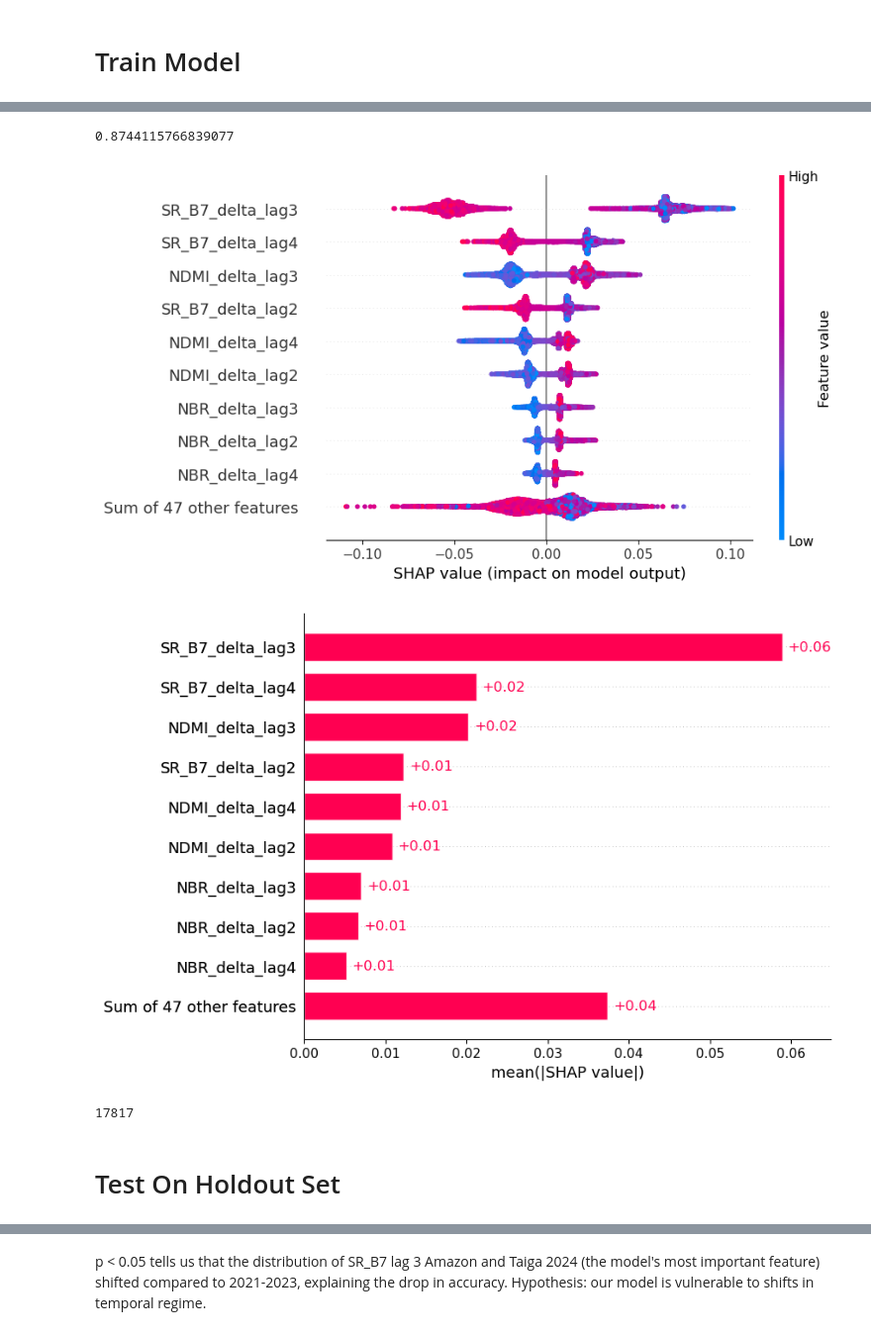
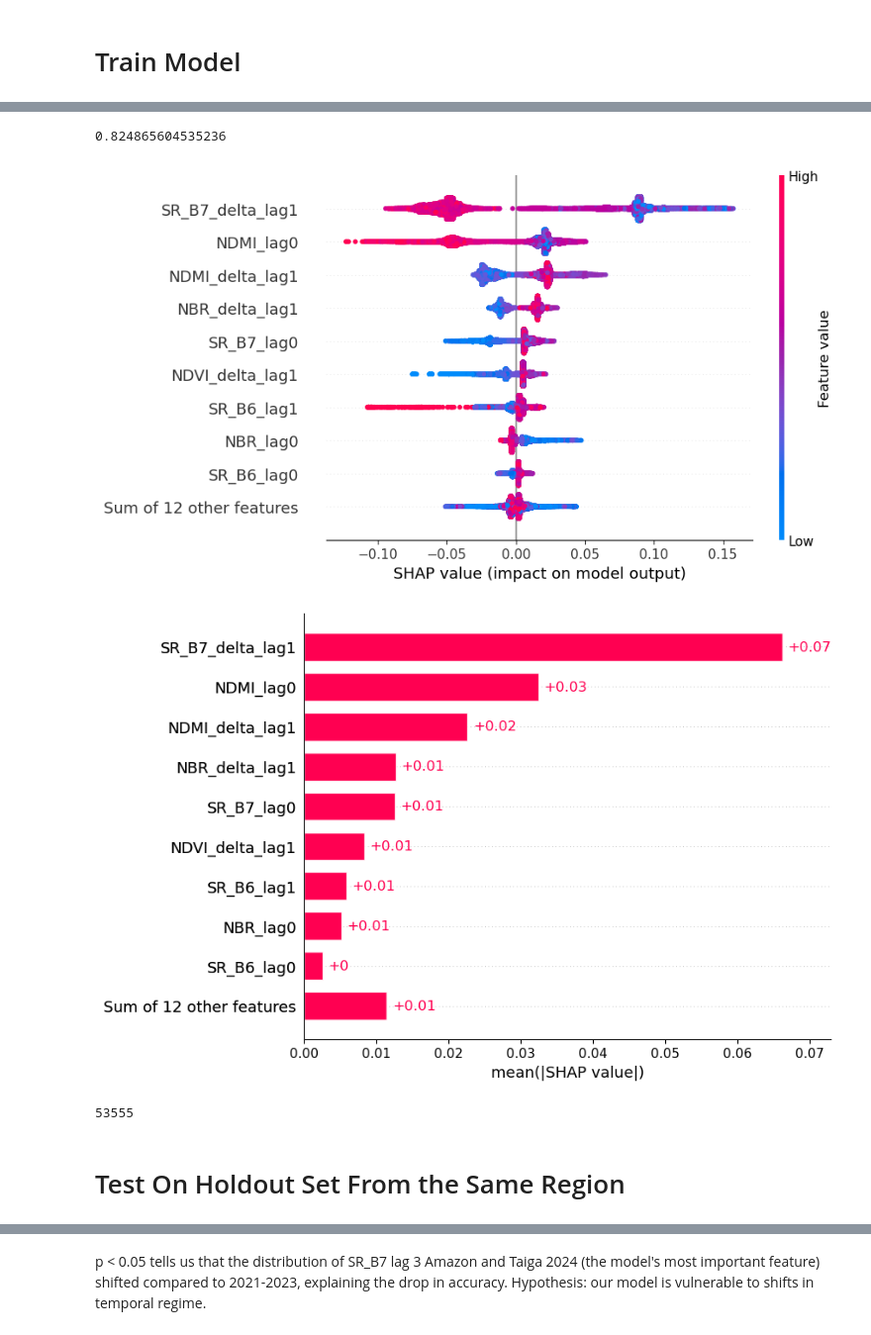
Before and after one commit to chankingsleykt/ForestWatch, a Jupyter notebook: region_generalization.ipynb, the cells around one changed output, grey strips where cells are left out. Shown at 99% size. Drawn from its saved outputs; the diff is of its cells as text; code cells hidden in the pictures.

Commit message:
updated code to use lag 0 years and tested on 2025 years, same region

```diff
--- a/region_generalization.ipynb
+++ b/region_generalization.ipynb
@@ -14,15 +14,17 @@ def prepare_data(data, year):
     data = data.sample(frac=1)
     return data
 # %%
-amazon_train_sets = [prepare_data(pd.read_csv(f"datasets/amazon_train_{year}.csv"), year) for year in range(2021, 2024)]
+amazon_train_sets = [prepare_data(pd.read_csv(f"datasets/post_pivot/plus_one/expanded_class/training/amazon_train_{year}_year_expanded_class.csv"), year) for year in range(2022, 2025)]
 amazon_train = pd.concat(amazon_train_sets, axis=0)
 
-taiga_train_sets = [prepare_data(pd.read_csv(f"datasets/taiga_train_{year}.csv"), year) for year in range(2021, 2024)]
+taiga_train_sets = [prepare_data(pd.read_csv(f"datasets/post_pivot/plus_one/expanded_class/training/taiga_train_{year}_year_expanded_class.csv"), year) for year in range(2022, 2025)]
 taiga_train = pd.concat(taiga_train_sets, axis=0)
 
-borneo_train_sets = [prepare_data(pd.read_csv(f"datasets/borneo_train_{year}.csv"), year) for year in range(2021, 2024)]
+borneo_train_sets = [prepare_data(pd.read_csv(f"datasets/post_pivot/plus_one/expanded_class/training/borneo_train_{year}_year_expanded_class.csv"), year) for year in range(2022, 2025)]
 borneo_train = pd.concat(borneo_train_sets, axis=0)
 
 train_set = pd.concat([amazon_train, taiga_train, borneo_train], axis=0)
 train_set = train_set.sample(frac=1)
-train_set = train_set.sort_values(by='year').reset_index()
+train_set = train_set.sort_values(by='year')
+print(train_set.head())
+# print(train_set.groupby('year')['class'].count())
@@ -29,9 +53,16 @@ train_set = train_set.sort_values(by='year').reset_index()
 # %%
-all_features = train_set.columns.drop(['year', 'index', 'system:index', 'class', 'latitude', 'longitude', '.geo', 'year'])
+all_features = train_set.columns.drop(['year', 'system:index', 'class', 'latitude', 'longitude', '.geo', 'year'])
+
+recent_features = ['NBR_delta_lag1', 'NBR_lag1',
+       'NDMI_delta_lag1', 'NDMI_lag1', 'NDVI_delta_lag1', 'NDVI_lag1',
+       'SR_B4_delta_lag1', 'SR_B4_lag1', 'SR_B5_delta_lag1', 'SR_B5_lag1',
+       'SR_B6_delta_lag1', 'SR_B6_lag1', 'SR_B7_delta_lag1', 'SR_B7_lag1',
+       'NBR_lag0', 'NDMI_lag0', 'NDVI_lag0', 'SR_B4_lag0', 'SR_B5_lag0',
+       'SR_B6_lag0', 'SR_B7_lag0']
 # %%
 from sklearn.model_selection import train_test_split
 
-X = train_set[all_features]
+X = train_set[recent_features]
 y = train_set['class']
 X_train, X_val, y_train, y_val = train_test_split(X, y, test_size=0.2, random_state=1)
 print(X_train.head())
@@ -190,27 +221,27 @@ Pipeline(steps=[('transformer', PowerTransformer()),
 # %%
 print(f1_score(y, final_pipe.predict(X)))
 # %% [output]
-0.8744115766839077
+0.824865604535236
 # %%
 import shap
 explainer = shap.Explainer(final_pipe['model'])
 # Transform training data for the model component
 X_trans = pd.DataFrame(
     final_pipe.named_steps['transformer'].transform(X_train),
-    columns=all_features,
+    columns=recent_features,
     index=X_train.index,
 )
 shap_values = explainer(X_trans)
 # visualize explanations
 shap.plots.beeswarm(shap_values)
 shap.plots.bar(shap_values)
 # %% [output]
-[figure, old version]
+[figure, new version]
-[figure, old version]
+[figure, new version]
 # %%
 print(len(X))
 # %% [output]
-17817
+53555
 # %% [markdown]
-# Test On Holdout Set
+# Test On Holdout Set From the Same Region
 # %%
```
Also changed, not shown: parts of 12 cells of this notebook, 37 other files.
